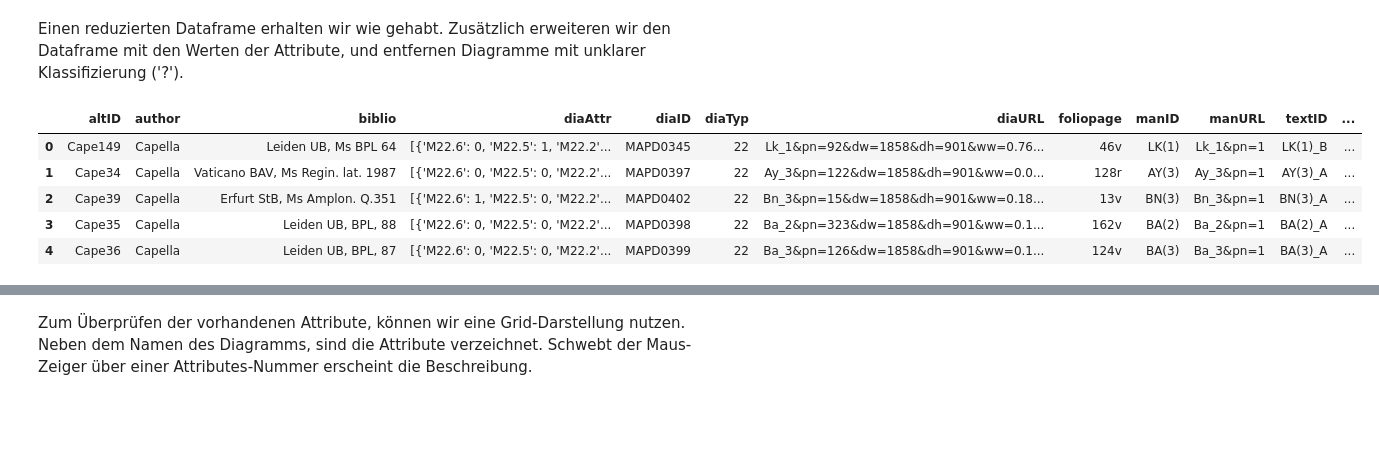
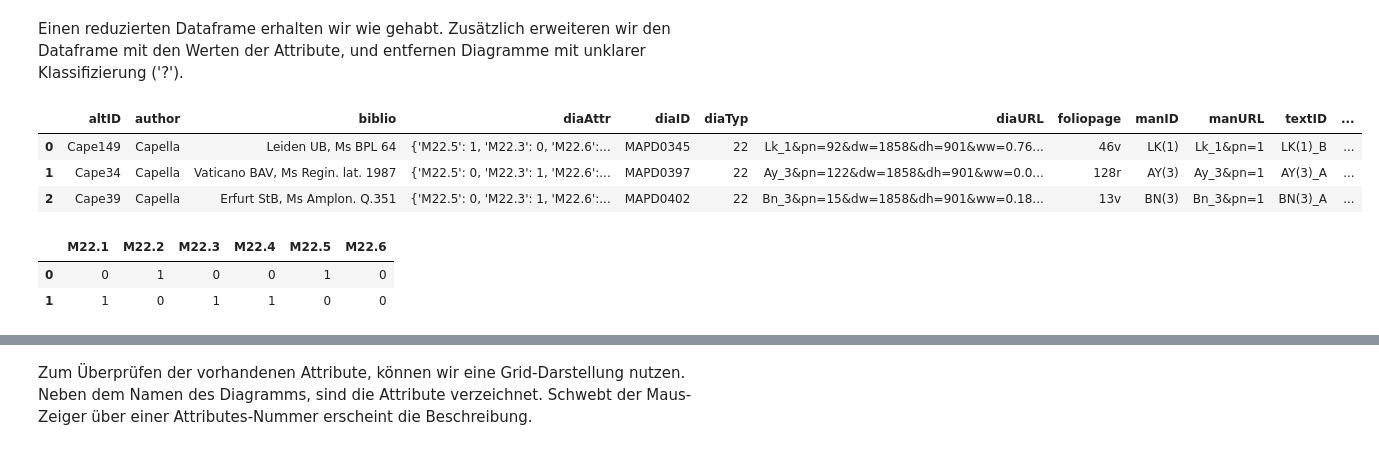
Before and after one commit to computational-humanities/vorlesung, a Jupyter notebook: Notebooks/CH_Abstammungsbeziehungen.ipynb, the cells around one changed output, grey strips where cells are left out. Saved outputs shown, nothing was run; the diff lists cells and outputs as text; code cells hidden in the pictures; blank space fills up the shorter version.

```diff
--- a/Notebooks/CH_Abstammungsbeziehungen.ipynb
+++ b/Notebooks/CH_Abstammungsbeziehungen.ipynb
@@ -95,14 +95,17 @@ Die Beschreibung der Attribute bezieht sich zum Teil auf ältere Bezeichnungen f
 Einen reduzierten Dataframe erhalten wir wie gehabt. Zusätzlich erweiteren wir den Dataframe mit den Werten der Attribute, und entfernen Diagramme mit unklarer Klassifizierung ('?').
 # %%
 dfCapella22 = diagrams[(diagrams['author']=='Capella') & (diagrams['diaTyp']==22)].reset_index(drop=True)
-dfAttr = pd.DataFrame(dict(dfCapella22['diaAttr'].apply(lambda row: row[0]))).transpose()
-dfCapellaAttr = dfCapella22.join(dfAttr)
-dfCapellaAttr = dfCapellaAttr[dfCapellaAttr['M22.1'] != '?']
-dfCapellaAttr.head()
+dfCapella22['diaAttr'] = dfCapella22['diaAttr'].apply(lambda r: r[0])
+dfCapella22.head(3)
 # %% [output]
 |  | altID | author | biblio | diaAttr | diaID | diaTyp | diaURL | foliopage | manID | manURL | textID | ... |
-| 0 | Cape149 | Capella | Leiden UB, Ms BPL 64 | [{'M22.6': 0, 'M22.5': 1, 'M22.2'... | MAPD0345 | 22 | Lk_1&pn=92&dw=1858&dh=901&ww=0.76... | 46v | LK(1) | Lk_1&pn=1 | LK(1)_B | ... |
-| 1 | Cape34 | Capella | Vaticano BAV, Ms Regin. lat. 1987 | [{'M22.6': 0, 'M22.5': 0, 'M22.2'... | MAPD0397 | 22 | Ay_3&pn=122&dw=1858&dh=901&ww=0.0... | 128r | AY(3) | Ay_3&pn=1 | AY(3)_A | ... |
-| 2 | Cape39 | Capella | Erfurt StB, Ms Amplon. Q.351 | [{'M22.6': 1, 'M22.5': 0, 'M22.2'... | MAPD0402 | 22 | Bn_3&pn=15&dw=1858&dh=901&ww=0.18... | 13v | BN(3) | Bn_3&pn=1 | BN(3)_A | ... |
-| 3 | Cape35 | Capella | Leiden UB, BPL, 88 | [{'M22.6': 0, 'M22.5': 0, 'M22.2'... | MAPD0398 | 22 | Ba_2&pn=323&dw=1858&dh=901&ww=0.1... | 162v | BA(2) | Ba_2&pn=1 | BA(2)_A | ... |
-| 4 | Cape36 | Capella | Leiden UB, BPL, 87 | [{'M22.6': 0, 'M22.5': 0, 'M22.2'... | MAPD0399 | 22 | Ba_3&pn=126&dw=1858&dh=901&ww=0.1... | 124v | BA(3) | Ba_3&pn=1 | BA(3)_A | ... |
+| 0 | Cape149 | Capella | Leiden UB, Ms BPL 64 | {'M22.5': 1, 'M22.3': 0, 'M22.6':... | MAPD0345 | 22 | Lk_1&pn=92&dw=1858&dh=901&ww=0.76... | 46v | LK(1) | Lk_1&pn=1 | LK(1)_B | ... |
+| 1 | Cape34 | Capella | Vaticano BAV, Ms Regin. lat. 1987 | {'M22.5': 0, 'M22.3': 1, 'M22.6':... | MAPD0397 | 22 | Ay_3&pn=122&dw=1858&dh=901&ww=0.0... | 128r | AY(3) | Ay_3&pn=1 | AY(3)_A | ... |
+| 2 | Cape39 | Capella | Erfurt StB, Ms Amplon. Q.351 | {'M22.5': 0, 'M22.3': 1, 'M22.6':... | MAPD0402 | 22 | Bn_3&pn=15&dw=1858&dh=901&ww=0.18... | 13v | BN(3) | Bn_3&pn=1 | BN(3)_A | ... |
+# %%
+dfAttr = pd.DataFrame(dict(dfCapella22['diaAttr'])).transpose()
+dfAttr.head(2)
+# %% [output]
+|  | M22.1 | M22.2 | M22.3 | M22.4 | M22.5 | M22.6 |
+| 0 | 0 | 1 | 0 | 0 | 1 | 0 |
+| 1 | 1 | 0 | 1 | 1 | 0 | 0 |
```
Also changed, not shown: parts of 14 cells of this notebook, 1 other file.
